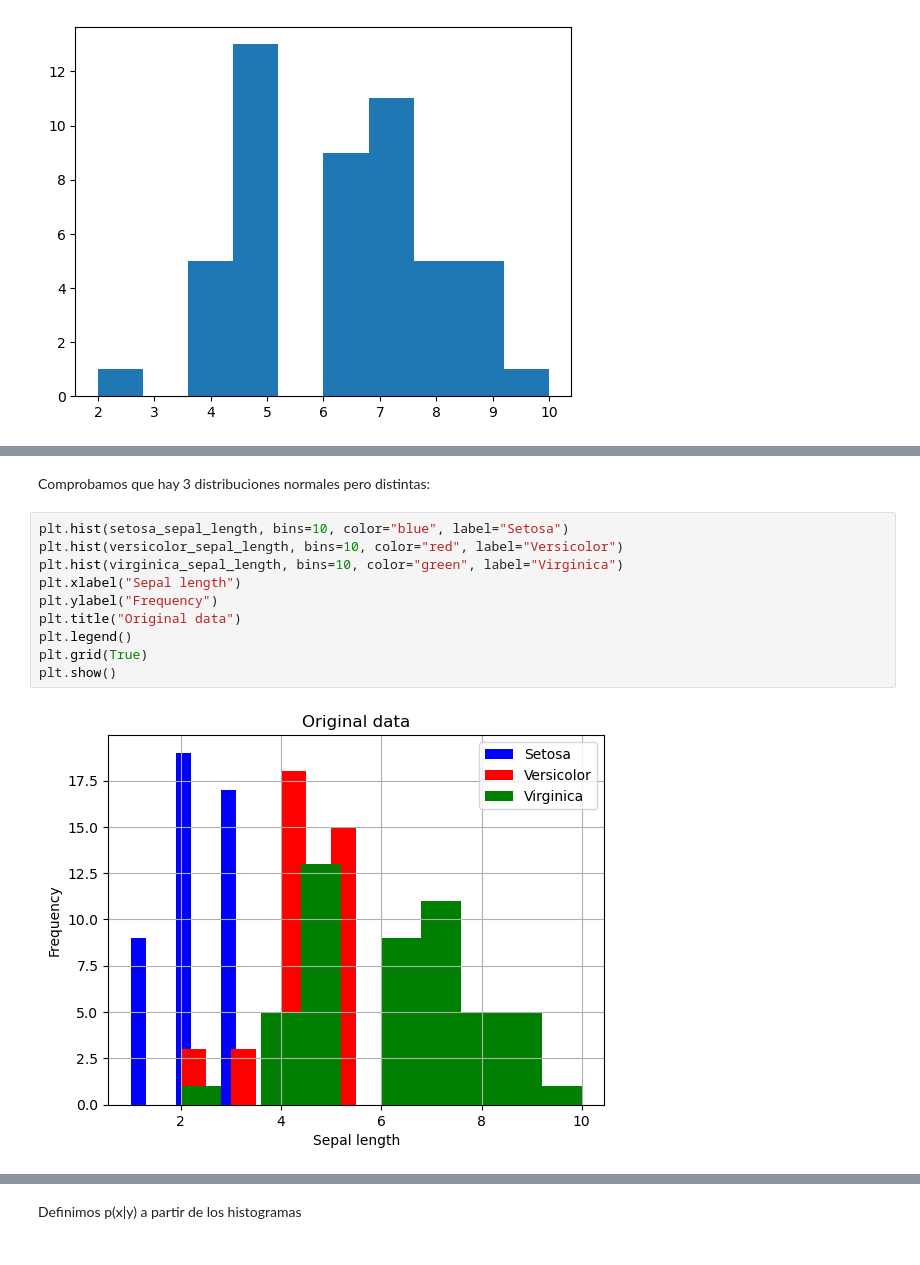
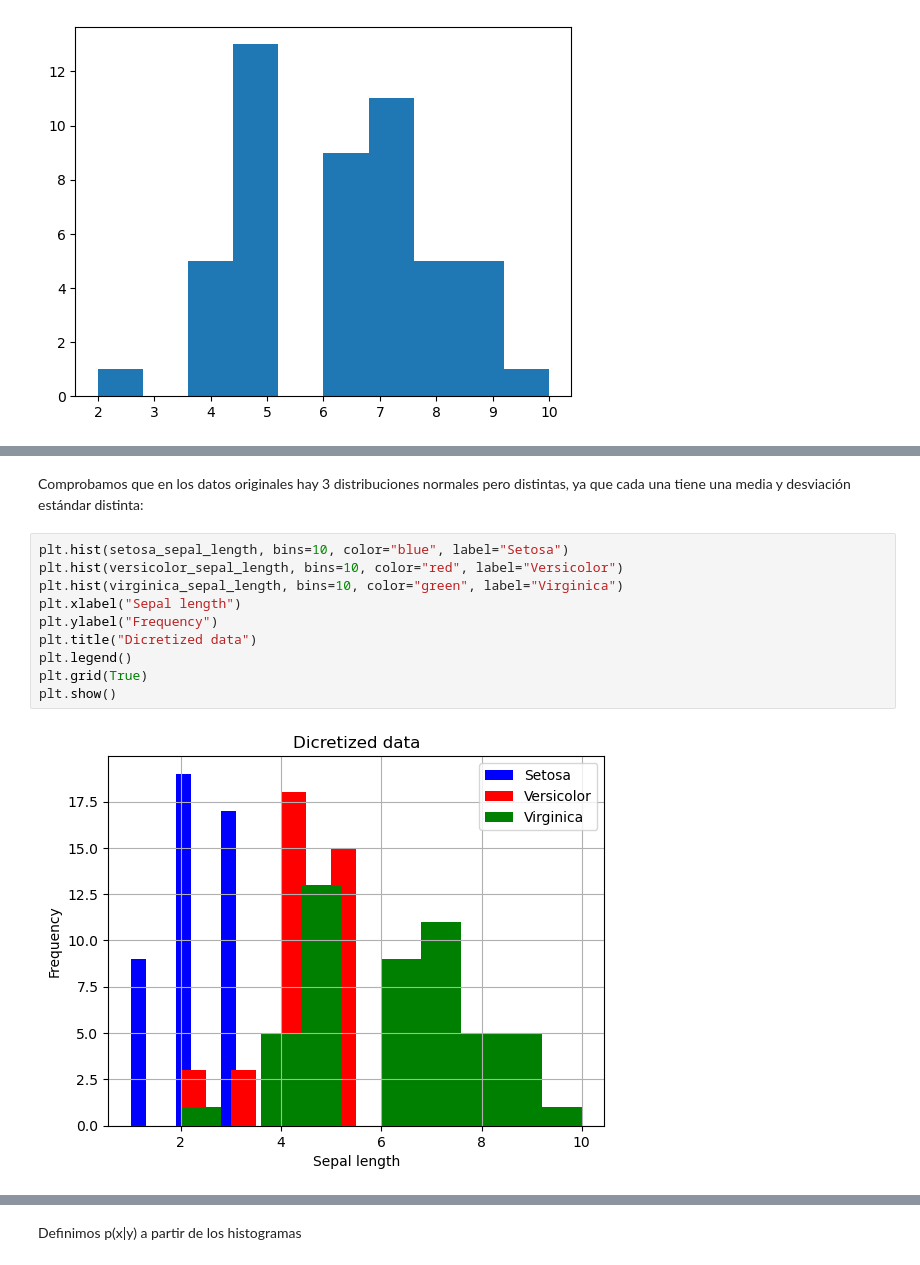
Before and after one commit to matiasmolinolo/iag-2023, a Jupyter notebook: notebooks_clase_1/IAG_2_t.ipynb, the cells around one changed output, grey strips where cells are left out. Saved outputs shown, nothing was run; the diff lists cells and outputs as text.

```diff
--- a/notebooks_clase_1/IAG_2_t.ipynb
+++ b/notebooks_clase_1/IAG_2_t.ipynb
@@ -387,17 +368,17 @@ plt.hist(virginica_sample, bins=50)
 # %% [markdown]
-Comprobamos que hay 3 distribuciones normales pero distintas:
+Comprobamos que en los datos originales hay 3 distribuciones normales pero distintas, ya que cada una tiene una media y desviación estándar distinta:
 # %%
 plt.hist(setosa_sepal_length, bins=10, color="blue", label="Setosa")
 plt.hist(versicolor_sepal_length, bins=10, color="red", label="Versicolor")
 plt.hist(virginica_sepal_length, bins=10, color="green", label="Virginica")
 plt.xlabel("Sepal length")
 plt.ylabel("Frequency")
-plt.title("Original data")
+plt.title("Dicretized data")
 plt.legend()
 plt.grid(True)
 plt.show()
 # %% [output]
-[figure, old version]
+[figure, new version]
 # %%
 plt.hist(setosa_sample, bins=50, color="blue", label="Setosa")
 plt.hist(versicolor_sample, bins=50, color="red", label="Versicolor")
```
Also changed, not shown: parts of 30 cells of this notebook.
